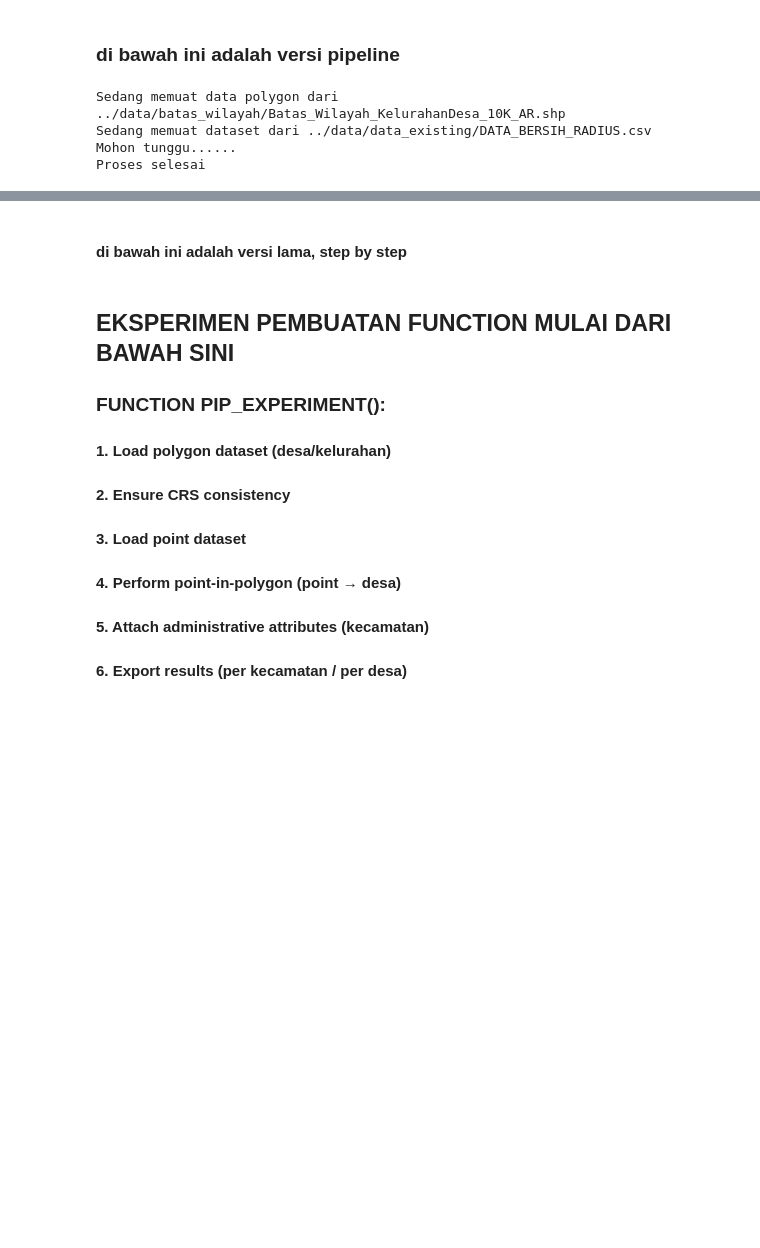
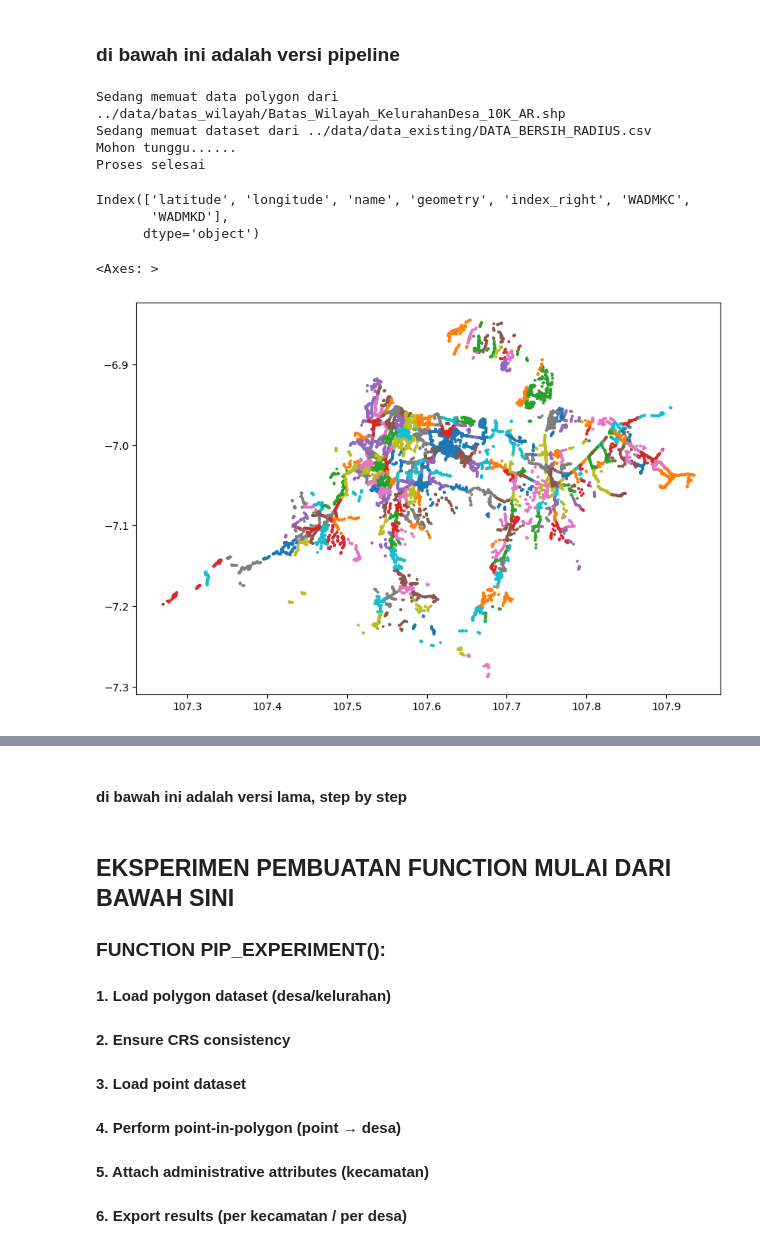
Before and after one commit to Ryobros/moon_aggregates, a Jupyter notebook: notebook/algojo.ipynb, the cells around one changed output, grey strips where cells are left out. Drawn from its saved outputs; the diff is of its cells as text; code cells hidden in the pictures; blank space fills up the shorter version.

Commit message:
visualisasi

```diff
--- a/notebook/algojo.ipynb
+++ b/notebook/algojo.ipynb
@@ -57,3 +57,21 @@ Sedang memuat data polygon dari ../data/batas_wilayah/Batas_Wilayah_KelurahanDes
 Sedang memuat dataset dari ../data/data_existing/DATA_BERSIH_RADIUS.csv
 Mohon tunggu......
 Proses selesai
+# %%
+pip_result.columns
+# %% [output]
+Index(['latitude', 'longitude', 'name', 'geometry', 'index_right', 'WADMKC',
+       'WADMKD'],
+      dtype='object')
+# %%
+import matplotlib.pyplot as plt
+
+pip_result.plot(
+    column="WADMKD",
+    figsize=(10, 8),
+    markersize=3,
+    legend=False
+)
+# %% [output]
+<Axes: >
+[figure, added]
```
Also changed, not shown: parts of 1 cell of this notebook, 1 other file.
